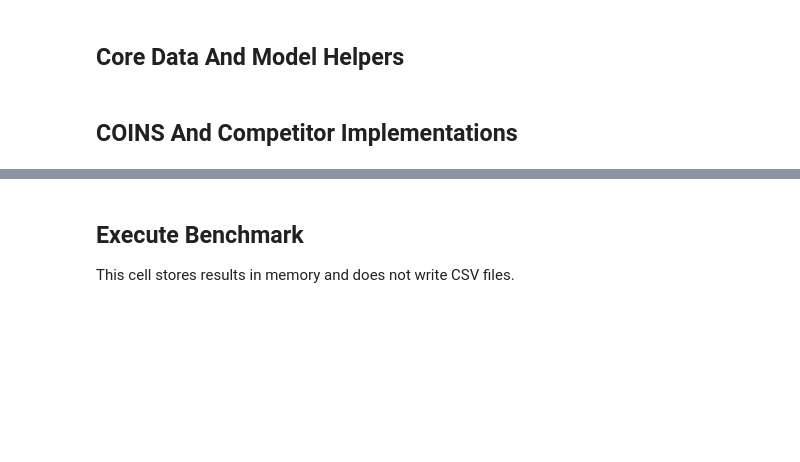
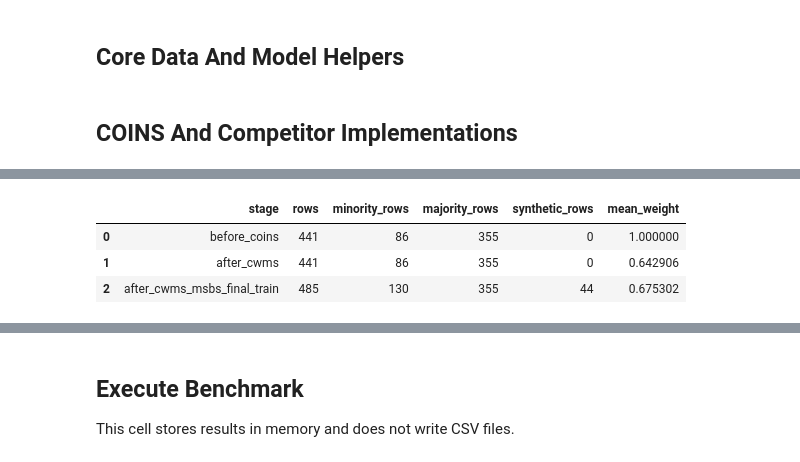
Before and after one commit to thanminh24/DSP, a Jupyter notebook: coins-full-benchmark-presentation.ipynb, the cells around one changed output, grey strips where cells are left out. Cells and saved outputs as stored; diff of their text form; code cells hidden in the pictures; blank space fills up the shorter version.

```diff
--- a/coins-full-benchmark-presentation.ipynb
+++ b/coins-full-benchmark-presentation.ipynb
@@ -536,0 +701,81 @@ def run_combo(
+# %%
+def build_coins_training_data(
+    X: np.ndarray,
+    y: np.ndarray,
+    scores: np.ndarray,
+    budget: int,
+    seed: int,
+) -> dict[str, Any]:
+    """Create the exact final COINS training arrays: original rows + weights + MSBS rows."""
+    X_aug, y_aug, n_synth = msbs(X, y, scores, budget, seed)
+    weights = np.ones(len(y))
+    observed_majority = y == 0
+    weights[observed_majority] = 1 - np.nan_to_num(scores[observed_majority], nan=0.0)
+    final_weights = np.concatenate([np.clip(weights, 0, 1), np.ones(n_synth)])
+    row_kind = np.array(["original"] * len(y) + ["synthetic_minority"] * n_synth)
+    return {
+        "X_aug": X_aug,
+        "y_aug": y_aug,
+        "weights": final_weights,
+        "row_kind": row_kind,
+        "n_synthetic": n_synth,
+        "original_weights": weights,
+    }
+
+
+def summarize_training_data_manipulation(
+    data_name: str,
+    model_name: str,
+    seed: int,
+    proto_name: str,
+    mn: float,
+    mj: float,
+) -> tuple[pd.DataFrame, dict[str, Any]]:
+    """Summarize the concrete arrays that COINS passes to final model.fit()."""
+    X, X_te, y_clean, y_noisy, y_te, mask = split_data(data_name, seed, mn, mj)
+    budget = max(1, int(round(BUDGET_RATIO * len(y_noisy))))
+    scores = OOF_SCORE_CACHE[(data_name, model_name, seed, proto_name)]
+    coins_data = build_coins_training_data(X, y_noisy, scores, budget, seed)
+    observed_majority = y_noisy == 0
+    suspicious = observed_majority & (np.nan_to_num(scores, nan=0.0) >= np.nanquantile(scores[observed_majority], 0.80))
+    hidden_minority = (y_clean == 1) & observed_majority
+
+    summary_rows = [
+        {"stage": "before_coins", "rows": len(y_noisy), "minority_rows": int((y_noisy == 1).sum()), "majority_rows": int((y_noisy == 0).sum()), "synthetic_rows": 0, "mean_weight": 1.0},
+        {"stage": "after_cwms", "rows": len(y_noisy), "minority_rows": int((y_noisy == 1).sum()), "majority_rows": int((y_noisy == 0).sum()), "synthetic_rows": 0, "mean_weight": float(coins_data["original_weights"].mean())},
+        {"stage": "after_cwms_msbs_final_train", "rows": len(coins_data["y_aug"]), "minority_rows": int((coins_data["y_aug"] == 1).sum()), "majority_rows": int((coins_data["y_aug"] == 0).sum()), "synthetic_rows": coins_data["n_synthetic"], "mean_weight": float(coins_data["weights"].mean())},
+    ]
+    diagnostics = {
+        "dataset": data_name,
+        "model": model_name,
+        "seed": seed,
+        "noise_protocol": proto_name,
+        "budget_count": budget,
+        "suspicious_majority_rows_top20pct": int(suspicious.sum()),
+        "hidden_minority_in_observed_majority": int(hidden_minority.sum()),
+        "mean_safe_majority_weight": float(coins_data["original_weights"][observed_majority & ~suspicious].mean()),
+        "mean_suspicious_majority_weight": float(coins_data["original_weights"][suspicious].mean()),
+        "fit_call": "model.fit(X_aug, y_aug, sample_weight=weights)",
+        "coins_data": coins_data,
+        "split": (X, X_te, y_clean, y_noisy, y_te, mask, scores, suspicious),
+    }
+    return pd.DataFrame(summary_rows), diagnostics
+
+
+EXAMPLE_DATASET = "pima" if "pima" in DATA_NAMES else DATA_NAMES[0]
+EXAMPLE_MODEL = "lr" if "lr" in MODELS else MODELS[0]
+EXAMPLE_SEED = SEEDS[0]
+EXAMPLE_PROTOCOL = "hidden_minority_medium" if "hidden_minority_medium" in PROTOCOLS else next(iter(PROTOCOLS))
+EXAMPLE_MN, EXAMPLE_MJ = PROTOCOLS[EXAMPLE_PROTOCOL]
+
+training_summary, training_diagnostics = summarize_training_data_manipulation(
+    EXAMPLE_DATASET,
+    EXAMPLE_MODEL,
+    EXAMPLE_SEED,
+    EXAMPLE_PROTOCOL,
+    EXAMPLE_MN,
+    EXAMPLE_MJ,
+)
+print({k: v for k, v in training_diagnostics.items() if k not in {"coins_data", "split"}})
+display(training_summary)
+# %% [output]
@@ -536,0 +783,4 @@ def run_combo(
+|  | stage | rows | minority_rows | majority_rows | synthetic_rows | mean_weight |
+| 0 | before_coins | 441 | 86 | 355 | 0 | 1.000000 |
+| 1 | after_cwms | 441 | 86 | 355 | 0 | 0.642906 |
+| 2 | after_cwms_msbs_final_train | 485 | 130 | 355 | 44 | 0.675302 |
```
Also changed, not shown: parts of 11 cells of this notebook, 3 other files.
